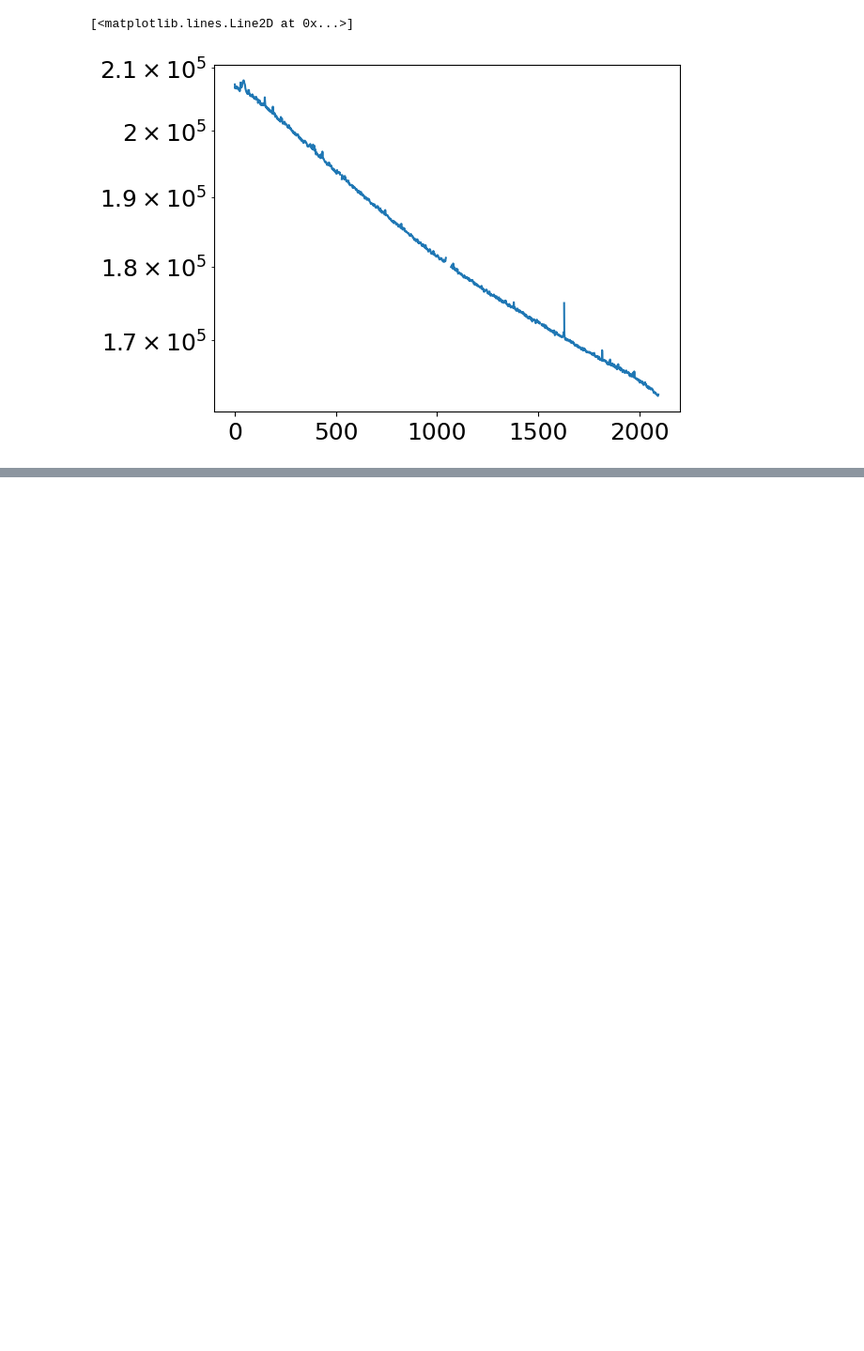
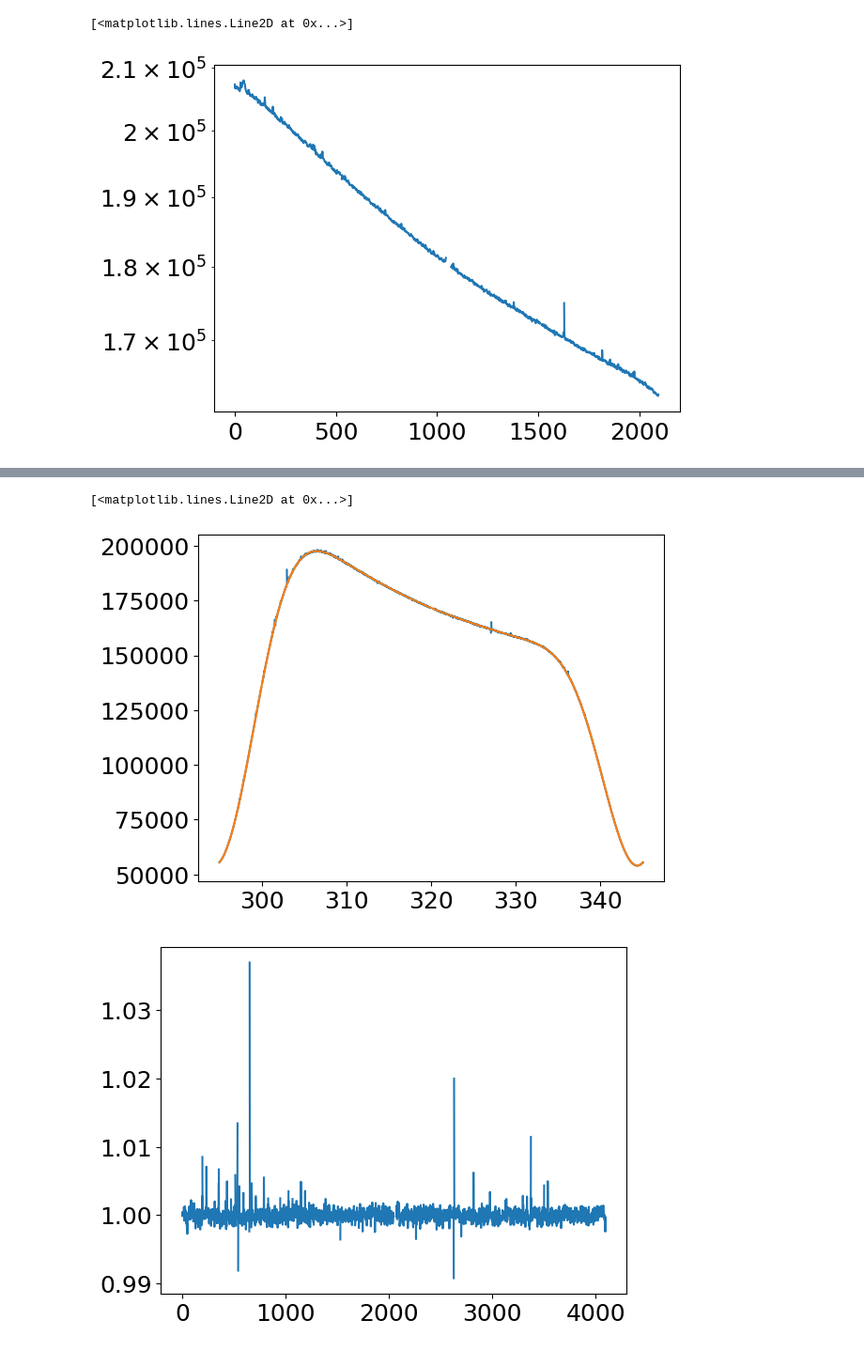
Before and after one commit to jnthek/diy_radiometer, a Jupyter notebook: pluto_radiometer/HDF5_calibrate_hotcold_flag.ipynb, the cells around one changed output, grey strips where cells are left out. Shown at 94% size. Saved outputs shown, nothing was run; the diff lists cells and outputs as text; code cells hidden in the pictures; blank space fills up the shorter version.

```diff
--- a/pluto_radiometer/HDF5_calibrate_hotcold_flag.ipynb
+++ b/pluto_radiometer/HDF5_calibrate_hotcold_flag.ipynb
@@ -181,0 +191,25 @@ Estimated ENR (dB)  = 16.54263385159517 dB
+# %%
+mean_bp = np.ma.mean(hot_data - cold_data, axis=0)
+
+# pfit_c2 = np.ma.polyfit(np.linspace(-1,1,4096)[edge_chans:-edge_chans], mean_bp[edge_chans:-edge_chans], 6)
+# bp_poly = np.polyval(pfit_c2, np.linspace(-1,1,4096)[edge_chans:-edge_chans])
+
+# plt.figure()
+# plt.plot(freq[edge_chans:-edge_chans], mean_bp[edge_chans:-edge_chans])
+# plt.plot(freq[edge_chans:-edge_chans], bp_poly)
+
+pfit_c2 = np.ma.polyfit(np.linspace(-1,1,4096), mean_bp, 16)
+bp_poly = np.polyval(pfit_c2, np.linspace(-1,1,4096))
+
+plt.figure()
+plt.plot(freq, mean_bp)
+plt.plot(freq, bp_poly)
+
+plt.figure()
+# plt.plot(freq, mean_bp-bp_poly)
+
+plt.plot(np.ma.mean(hot_data - cold_data, axis=0)/bp_poly)
+# %% [output]
+[<matplotlib.lines.Line2D at 0x...>]
+[figure, added]
+[figure, added]
```
Also changed, not shown: parts of 5 cells of this notebook, 2 other files.
